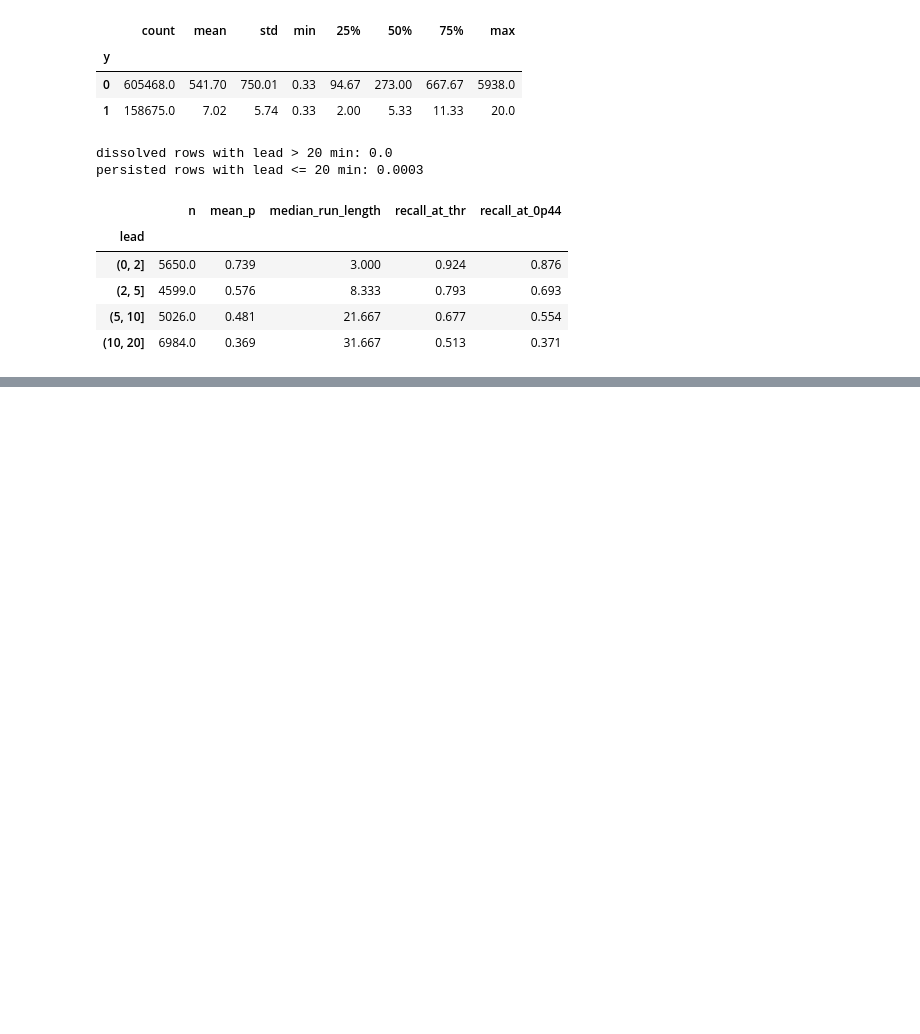
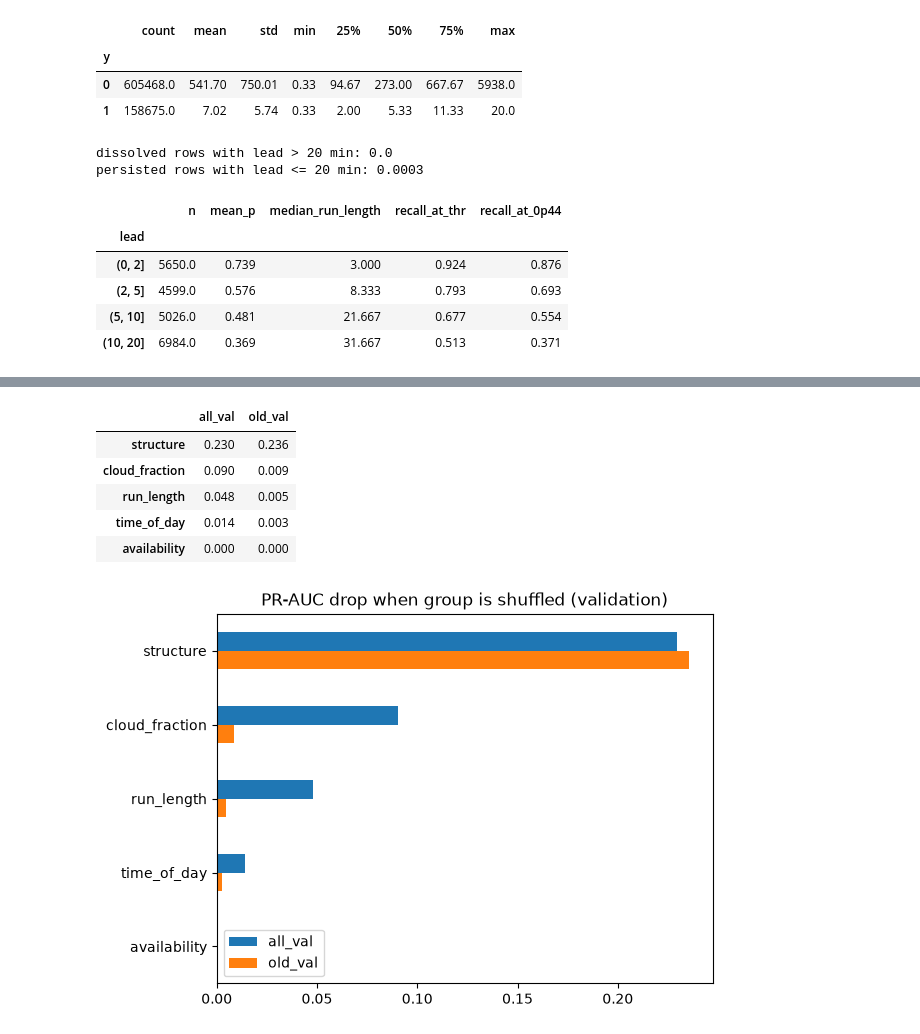
Before and after one commit to alecpblevins/ARM_Cloud_Modeling, a Jupyter notebook: notebooks/10_analysis.ipynb, the cells around one changed output, grey strips where cells are left out. Drawn from its saved outputs; the diff is of its cells as text; code cells hidden in the pictures; blank space fills up the shorter version.

```diff
--- a/notebooks/10_analysis.ipynb
+++ b/notebooks/10_analysis.ipynb
@@ -147,0 +163,18 @@ display(out.round(3))
+# %%
+OLD = 60 # define the threshold for old run lengths in minutes, 60.
+tr_o, va_o, te_o = (d[d.run_length_min > OLD] for d in (tr, va, te)) # filter for old runs based on the defined threshold
+print({k: (len(d), round(d.y.mean(), 3)) for k, d in [("train", tr_o), ("val", va_o), ("test", te_o)]})
+
+# Train a specialized model on old runs only and evaluate against validation and test sets of old runs
+spec = HistGradientBoostingClassifier(max_depth=6, learning_rate=0.05, max_iter=300,
+                                      early_stopping=True, validation_fraction=0.1, random_state=0) #Different random state
+spec.fit(tr_o[FEATURES], tr_o.y) #Fit!
+
+rows = []
+for name, d in [("val", va_o), ("test", te_o)]: # iterate over validation and test sets of old runs
+    p_pool = hgb.predict_proba(d[FEATURES])[:, 1] # predictions from the pooled model
+    p_spec = spec.predict_proba(d[FEATURES])[:, 1] # predictions from the specialized old-only model
+    for model, p in [("pooled", p_pool), ("old_only", p_spec)]:
+        rows.append(dict(fold=name, model=model, n=len(d), rate=d.y.mean(),
+                         pr_auc=average_precision_score(d.y, p), roc_auc=roc_auc_score(d.y, p)))
+display(pd.DataFrame(rows).round(3))
@@ -147,0 +199,37 @@ display(out.round(3))
+# %%
+GROUPS = { #Redefine feature groups for importance analysis
+    "run_length": ["run_length_min"],
+    "cloud_fraction": [c for c in FEATURES if c.startswith(("cloud_fraction", "cf_", "n_flips"))],
+    "structure": ["n_layers_mean", "lowest_base_m", "highest_top_m", "vertical_span_m",
+                  "lowest_base_change_5min", "highest_top_change_5min"],
+    "availability": ["kazr_avail_frac"],
+    "time_of_day": ["hour_sin", "hour_cos"],
+}
+assert sorted(sum(GROUPS.values(), [])) == sorted(FEATURES) # ensure all features are accounted for in the groups
+
+#Here, a function to calculate feature group importance based on PR-AUC drop when the group's values are shuffled (permutation importance)
+def group_importance(model, d, n_repeats=5, seed=0):
+    rng = np.random.default_rng(seed) # initialize random number generator with the given seed
+    base = average_precision_score(d.y, model.predict_proba(d[FEATURES])[:, 1]) # calculate the baseline PR-AUC without shuffling
+    out = {}
+    for g, cols in GROUPS.items(): # iterate over each feature group
+        drops = []
+        for _ in range(n_repeats):
+            x = d[FEATURES].copy()
+            x[cols] = x[cols].iloc[rng.permutation(len(x))].values   # shuffle the group's rows together to break any association with the target
+            drops.append(base - average_precision_score(d.y, model.predict_proba(x)[:, 1])) # calculate the drop in PR-AUC after shuffling
+        out[g] = np.mean(drops)
+    return pd.Series(out)
+
+imp = pd.DataFrame({"all_val": group_importance(hgb, va),
+                    "old_val": group_importance(hgb, va_o)}).sort_values("all_val", ascending=False)
+display(imp.round(3))
+imp.plot.barh(title="PR-AUC drop when group is shuffled (validation)"); plt.gca().invert_yaxis(); plt.show()
+# %% [output]
+|  | all_val | old_val |
+| structure | 0.230 | 0.236 |
+| cloud_fraction | 0.090 | 0.009 |
+| run_length | 0.048 | 0.005 |
+| time_of_day | 0.014 | 0.003 |
+| availability | 0.000 | 0.000 |
+[figure, added]
```
Also changed, not shown: parts of 10 cells of this notebook, 1 other file.
